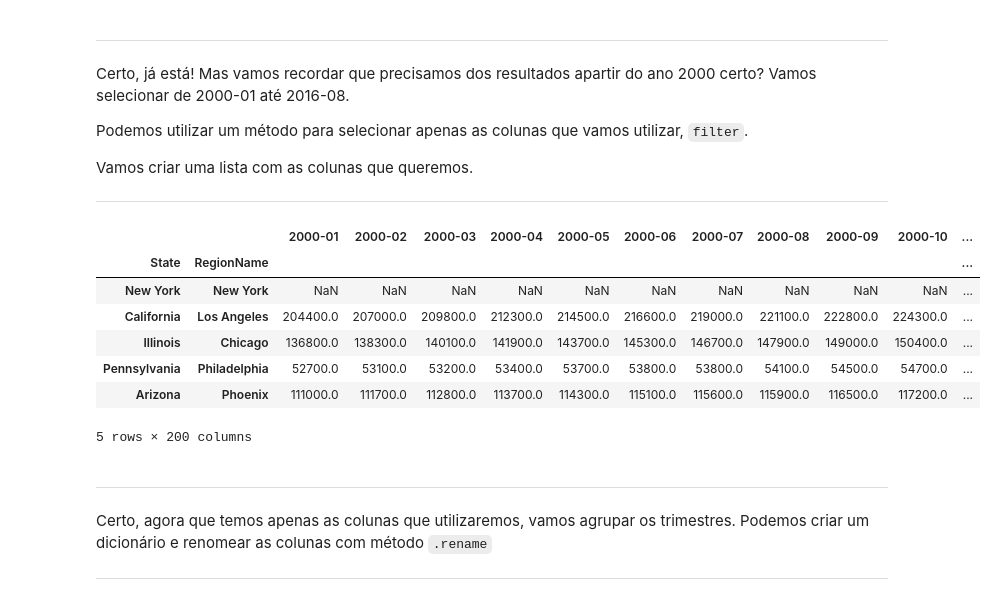
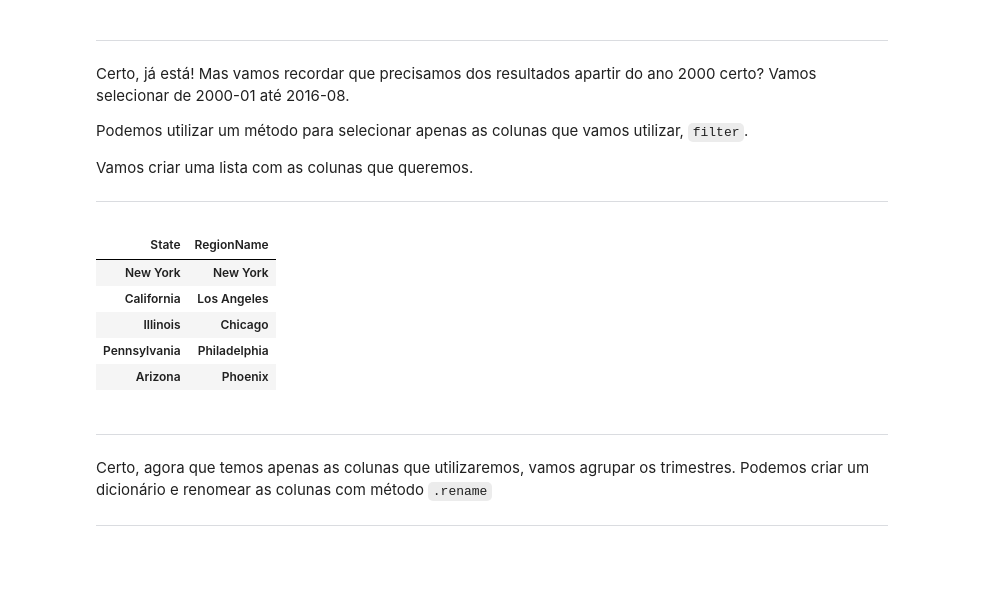
Before and after one commit to gustavocrod/Data-Science, a Jupyter notebook: Housing Price/housing_price.ipynb, the cells around one changed output. Cells and saved outputs as stored; diff of their text form; code cells hidden in the pictures; blank space fills up the shorter version.

```diff
--- a/Housing Price/housing_price.ipynb
+++ b/Housing Price/housing_price.ipynb
@@ -416,23 +391,28 @@ Vamos criar uma lista com as colunas que queremos.
 # %%
 cols = []
 for year in range (2000, 2016):
     for month in range(1, 13):
-        cols.append(f"{year}-{month:02d}")
+        if month < 10:
+            month = '0'+str(month)
+        q_string = str(year) +'-'+ str(month)
+        cols.append(q_string)
 
 # como 2016 vai até mes 8, vamos fazer o ultimo ano separado
 for month in range(1, 9):
-        cols.append(f"2016-{month:02d}")
+    month = '0'+str(month)
+    q_string = str(year) +'-'+ str(month)
+
+    cols.append(q_string)
 
 df_homes.filter(cols).head()
 # %% [output]
-|  |  | 2000-01 | 2000-02 | 2000-03 | 2000-04 | 2000-05 | 2000-06 | 2000-07 | 2000-08 | 2000-09 | 2000-10 | ... |
-| State | RegionName |  |  |  |  |  |  |  |  |  |  | ... |
-| New York | New York | NaN | NaN | NaN | NaN | NaN | NaN | NaN | NaN | NaN | NaN | ... |
-| California | Los Angeles | 204400.0 | 207000.0 | 209800.0 | 212300.0 | 214500.0 | 216600.0 | 219000.0 | 221100.0 | 222800.0 | 224300.0 | ... |
-| Illinois | Chicago | 136800.0 | 138300.0 | 140100.0 | 141900.0 | 143700.0 | 145300.0 | 146700.0 | 147900.0 | 149000.0 | 150400.0 | ... |
-| Pennsylvania | Philadelphia | 52700.0 | 53100.0 | 53200.0 | 53400.0 | 53700.0 | 53800.0 | 53800.0 | 54100.0 | 54500.0 | 54700.0 | ... |
-| Arizona | Phoenix | 111000.0 | 111700.0 | 112800.0 | 113700.0 | 114300.0 | 115100.0 | 115600.0 | 115900.0 | 116500.0 | 117200.0 | ... |
+|  |  |
+| State | RegionName |
+| New York | New York |
+| California | Los Angeles |
+| Illinois | Chicago |
+| Pennsylvania | Philadelphia |
+| Arizona | Phoenix |
-5 rows × 200 columns
 # %% [markdown]
 ---
 
```
Also changed, not shown: parts of 18 cells of this notebook.
